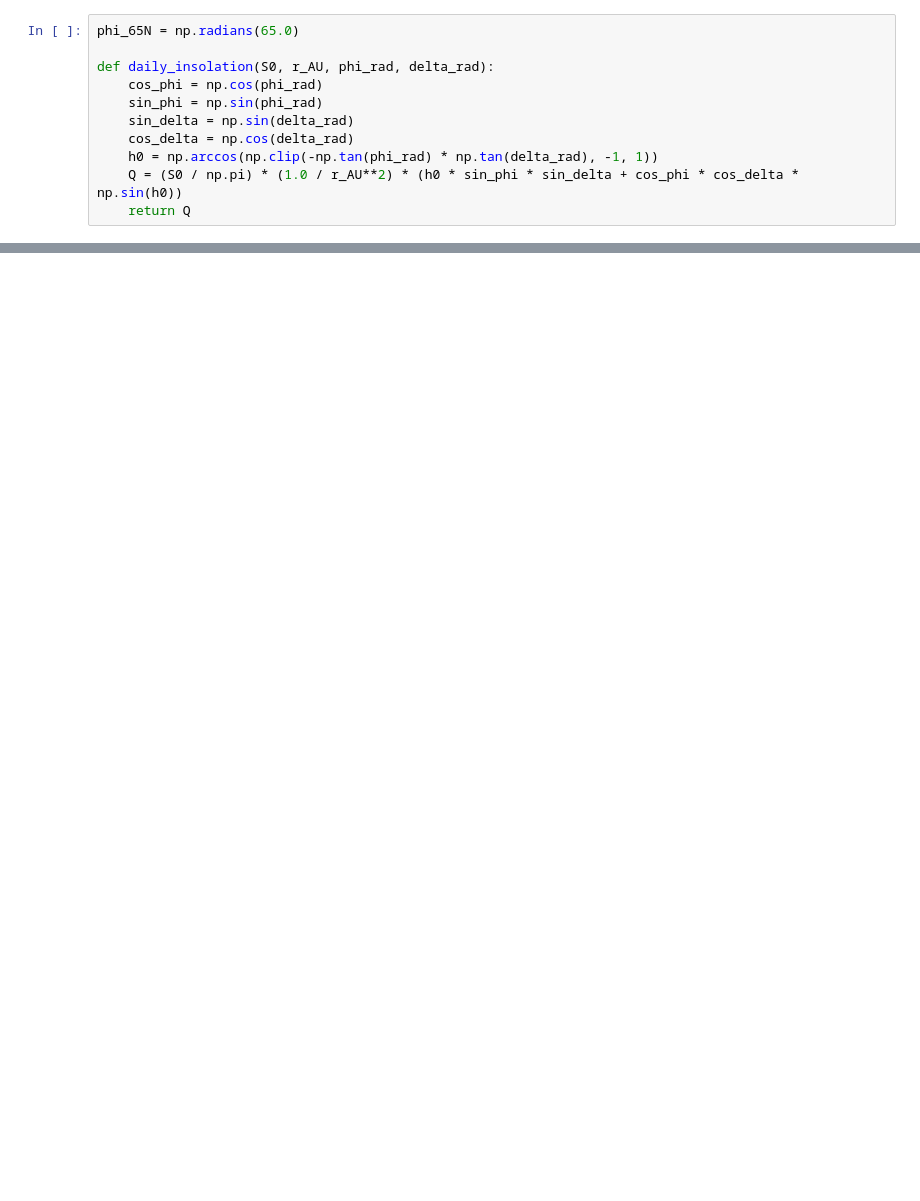
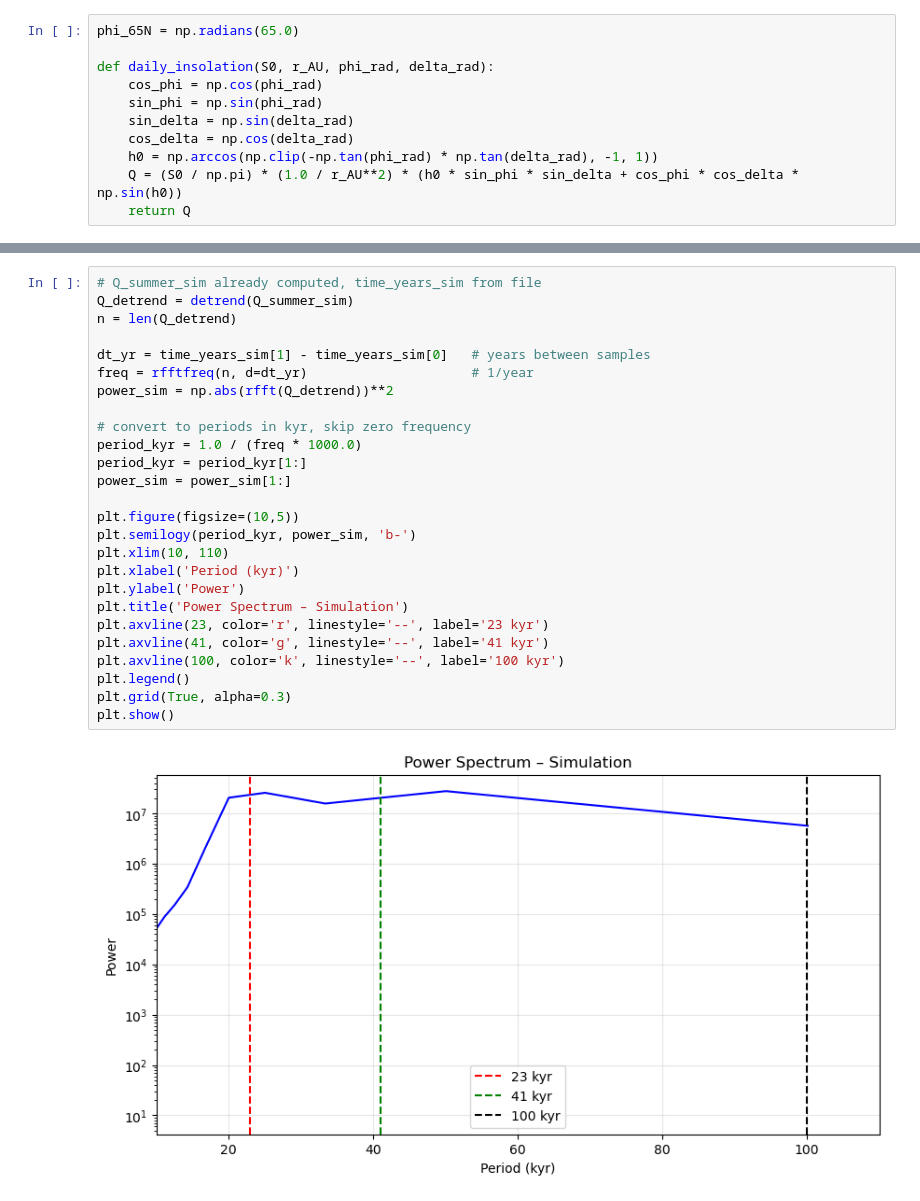
Before and after one commit to hazellau-cpu/earth-orbit-insolation, a Jupyter notebook: annika.ipynb, the cells around one changed output, grey strips where cells are left out. Drawn from its saved outputs; the diff is of its cells as text; blank space fills up the shorter version.

```diff
--- a/annika.ipynb
+++ b/annika.ipynb
@@ -390,0 +383,28 @@ def daily_insolation(S0, r_AU, phi_rad, delta_rad):
+# %%
+# Q_summer_sim already computed, time_years_sim from file
+Q_detrend = detrend(Q_summer_sim)
+n = len(Q_detrend)
+
+dt_yr = time_years_sim[1] - time_years_sim[0]   # years between samples
+freq = rfftfreq(n, d=dt_yr)                     # 1/year
+power_sim = np.abs(rfft(Q_detrend))**2
+
+# convert to periods in kyr, skip zero frequency
+period_kyr = 1.0 / (freq * 1000.0)
+period_kyr = period_kyr[1:]
+power_sim = power_sim[1:]
+
+plt.figure(figsize=(10,5))
+plt.semilogy(period_kyr, power_sim, 'b-')
+plt.xlim(10, 110)
+plt.xlabel('Period (kyr)')
+plt.ylabel('Power')
+plt.title('Power Spectrum – Simulation')
+plt.axvline(23, color='r', linestyle='--', label='23 kyr')
+plt.axvline(41, color='g', linestyle='--', label='41 kyr')
+plt.axvline(100, color='k', linestyle='--', label='100 kyr')
+plt.legend()
+plt.grid(True, alpha=0.3)
+plt.show()
+# %% [output]
+[figure, added]
```
Also changed, not shown: parts of 18 cells of this notebook.
